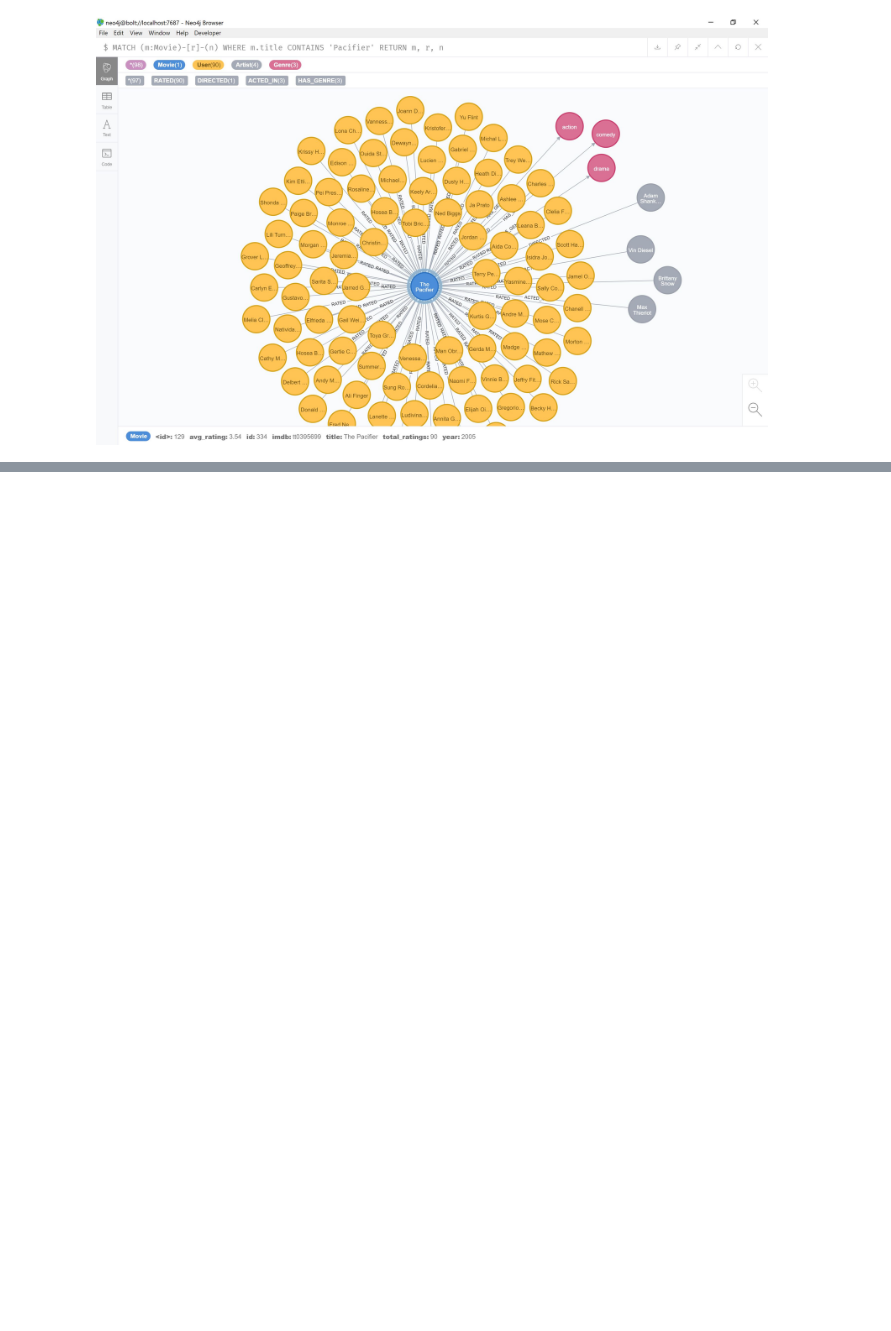
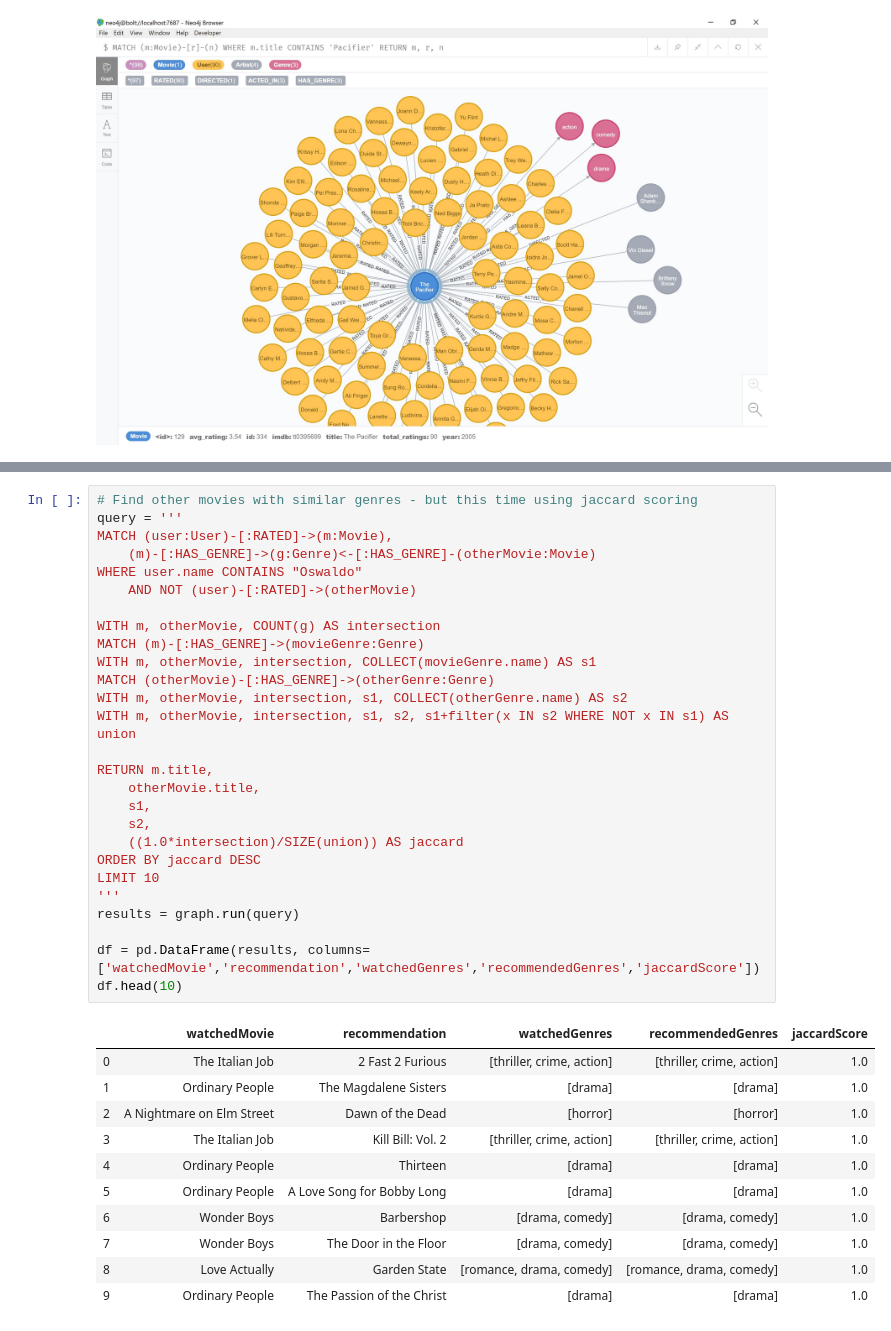
Before and after one commit to mei-yong/RecomMovies, a Jupyter notebook: recom_movies_graphdb.ipynb, the cells around one changed output, grey strips where cells are left out. Saved outputs shown, nothing was run; the diff lists cells and outputs as text; blank space fills up the shorter version.

```diff
--- a/recom_movies_graphdb.ipynb
+++ b/recom_movies_graphdb.ipynb
@@ -604,0 +557,39 @@ df.head(10)
+# %%
+# Find other movies with similar genres - but this time using jaccard scoring
+query = '''
+MATCH (user:User)-[:RATED]->(m:Movie),
+    (m)-[:HAS_GENRE]->(g:Genre)<-[:HAS_GENRE]-(otherMovie:Movie)
+WHERE user.name CONTAINS "Oswaldo"
+    AND NOT (user)-[:RATED]->(otherMovie)
+
+WITH m, otherMovie, COUNT(g) AS intersection
+MATCH (m)-[:HAS_GENRE]->(movieGenre:Genre)
+WITH m, otherMovie, intersection, COLLECT(movieGenre.name) AS s1
+MATCH (otherMovie)-[:HAS_GENRE]->(otherGenre:Genre)
+WITH m, otherMovie, intersection, s1, COLLECT(otherGenre.name) AS s2
+WITH m, otherMovie, intersection, s1, s2, s1+filter(x IN s2 WHERE NOT x IN s1) AS union
+
+RETURN m.title,
+    otherMovie.title,
+    s1,
+    s2,
+    ((1.0*intersection)/SIZE(union)) AS jaccard
+ORDER BY jaccard DESC
+LIMIT 10
+'''
+results = graph.run(query)
+
+df = pd.DataFrame(results, columns=['watchedMovie','recommendation','watchedGenres','recommendedGenres','jaccardScore'])
+df.head(10)
+# %% [output]
+|  | watchedMovie | recommendation | watchedGenres | recommendedGenres | jaccardScore |
+| 0 | The Italian Job | 2 Fast 2 Furious | [thriller, crime, action] | [thriller, crime, action] | 1.0 |
+| 1 | Ordinary People | The Magdalene Sisters | [drama] | [drama] | 1.0 |
+| 2 | A Nightmare on Elm Street | Dawn of the Dead | [horror] | [horror] | 1.0 |
+| 3 | The Italian Job | Kill Bill: Vol. 2 | [thriller, crime, action] | [thriller, crime, action] | 1.0 |
+| 4 | Ordinary People | Thirteen | [drama] | [drama] | 1.0 |
+| 5 | Ordinary People | A Love Song for Bobby Long | [drama] | [drama] | 1.0 |
+| 6 | Wonder Boys | Barbershop | [drama, comedy] | [drama, comedy] | 1.0 |
+| 7 | Wonder Boys | The Door in the Floor | [drama, comedy] | [drama, comedy] | 1.0 |
+| 8 | Love Actually | Garden State | [romance, drama, comedy] | [romance, drama, comedy] | 1.0 |
+| 9 | Ordinary People | The Passion of the Christ | [drama] | [drama] | 1.0 |
```
Also changed, not shown: parts of 21 cells of this notebook.
